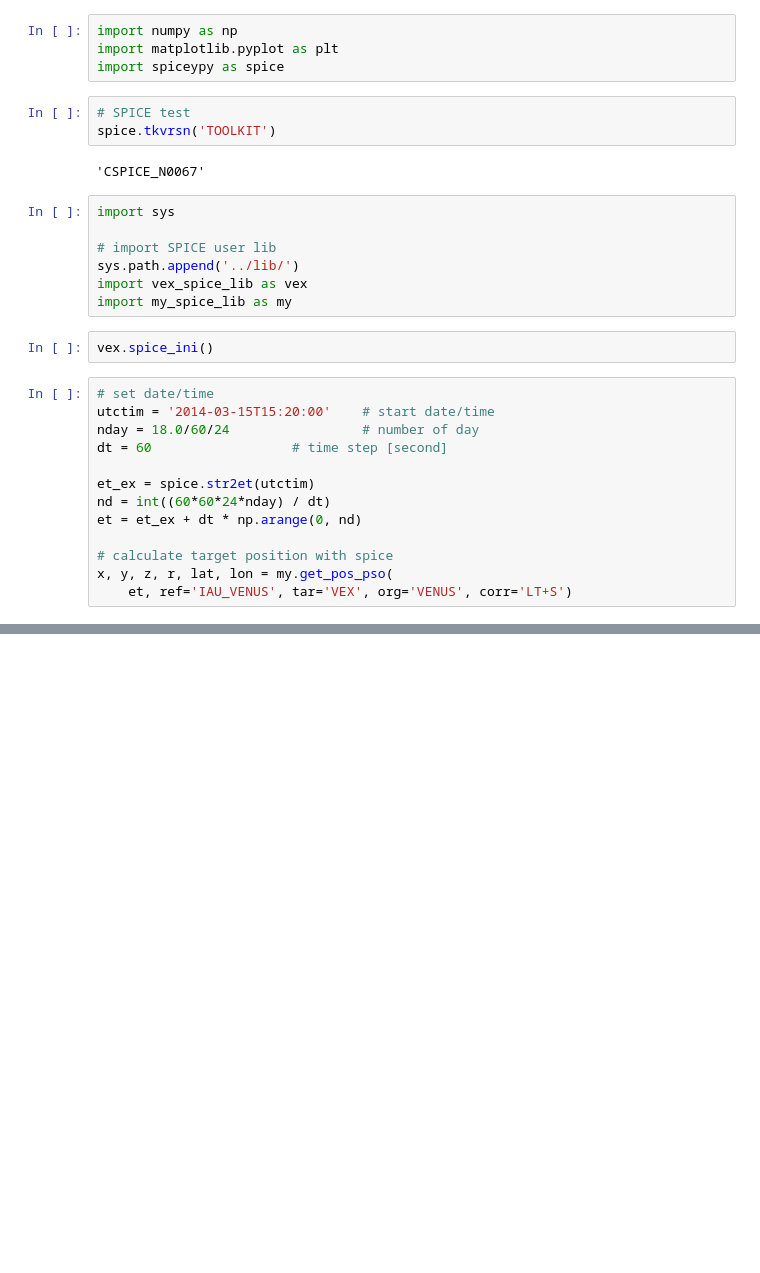
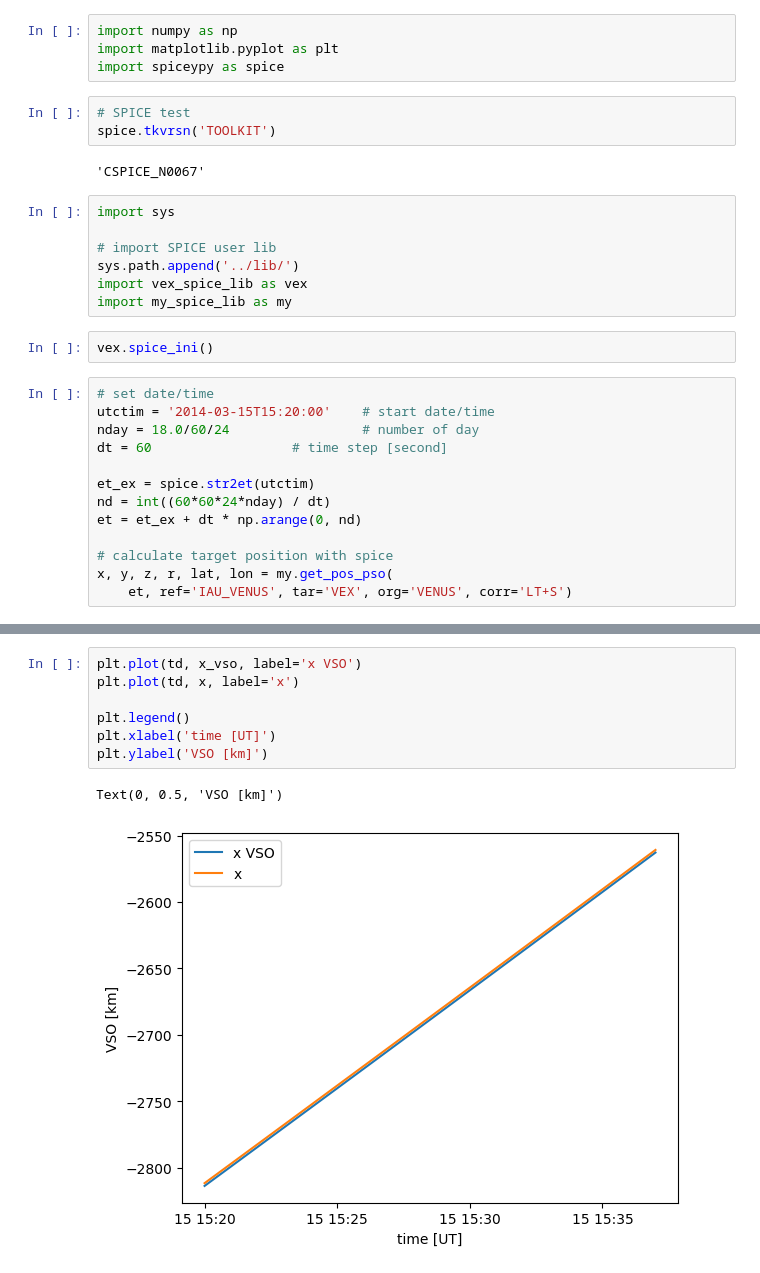
Before and after one commit to tsuchiya-f/spice_orb, a Jupyter notebook: code/plot_vex_orb.ipynb, the cells around one changed output, grey strips where cells are left out. Drawn from its saved outputs; the diff is of its cells as text; blank space fills up the shorter version.

```diff
--- a/code/plot_vex_orb.ipynb
+++ b/code/plot_vex_orb.ipynb
@@ -82,0 +81,10 @@ plt.ylabel('VSO [km]')
+# %%
+plt.plot(td, x_vso, label='x VSO')
+plt.plot(td, x, label='x')
+
+plt.legend()
+plt.xlabel('time [UT]')
+plt.ylabel('VSO [km]')
+# %% [output]
+Text(0, 0.5, 'VSO [km]')
+[figure, added]
```
Also changed, not shown: parts of 4 cells of this notebook, 1 other file.
